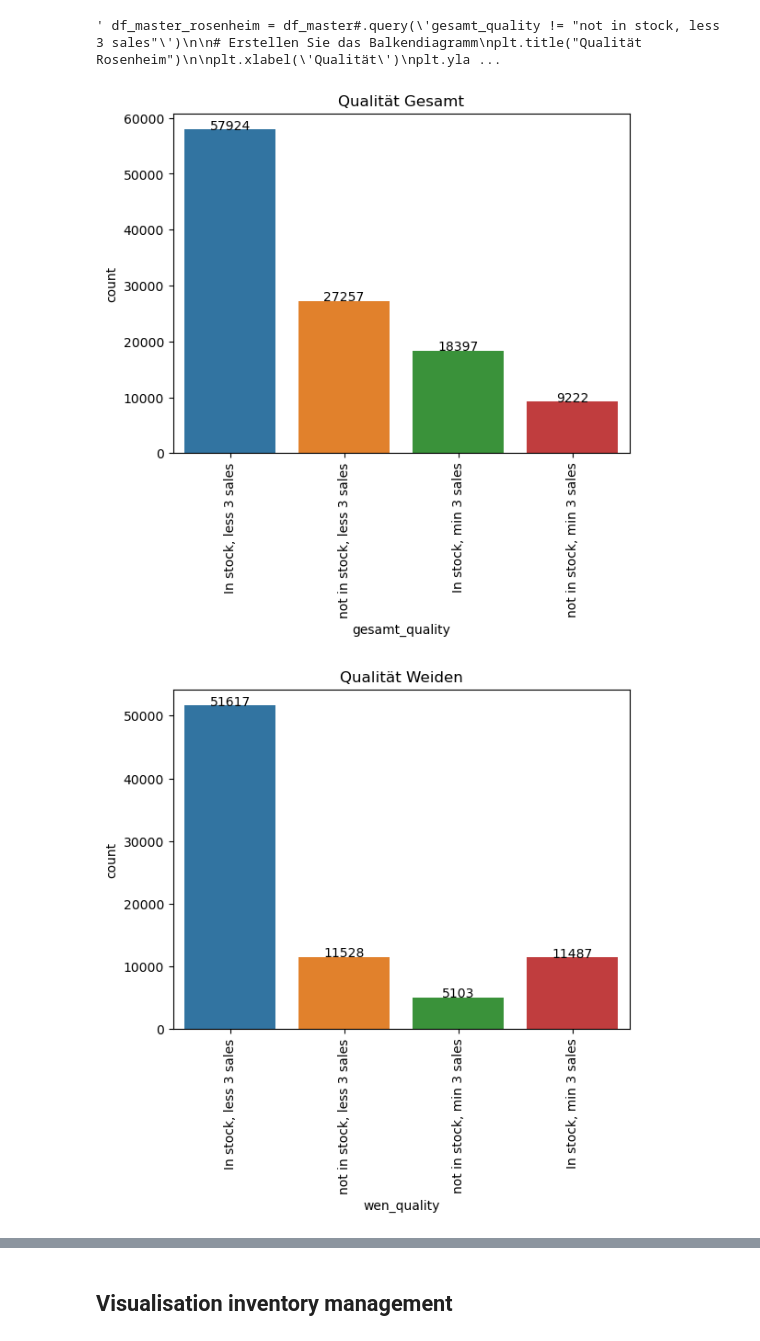
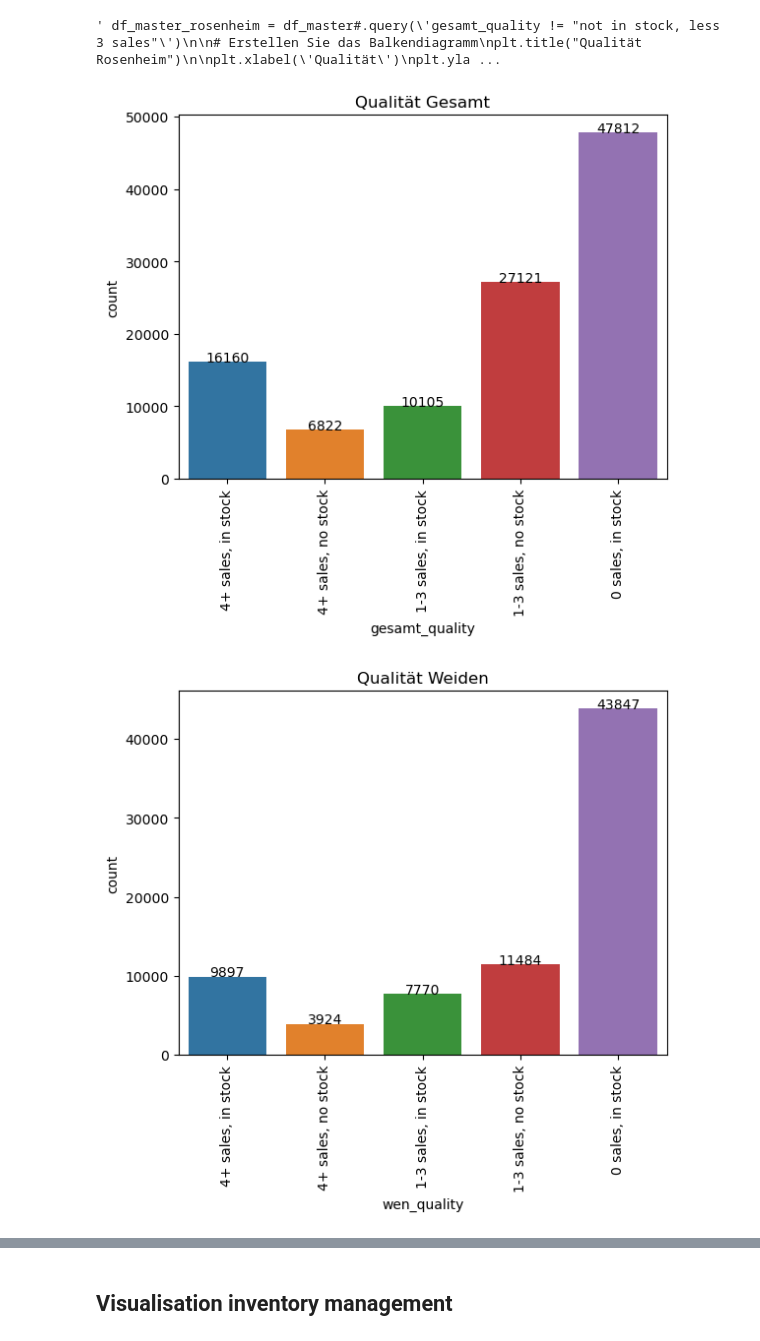
Before and after one commit to capstone-kueblbeck/capstone-kueblbeck, a Jupyter notebook: coding/max_pn.ipynb, the cells around one changed output, grey strips where cells are left out. Drawn from its saved outputs; the diff is of its cells as text; code cells hidden in the pictures.

Commit message:
visuals after meeting

```diff
--- a/coding/max_pn.ipynb
+++ b/coding/max_pn.ipynb
@@ -151,15 +151,15 @@ df_master['quality_gesamt'] = np.select(PE_condition, PE_categories) """
 #create new columns ti measure the quality
 
 locations = ['gesamt', 'wen', 'rgb', 'amb', 'cha', 'str', 'pas', 'lan', 'müh', 'ros']
-PE_categories = ['In stock, min 3 sales', 'In stock, less 3 sales', 'not in stock, min 3 sales', 'not in stock, less 3 sales', 'Karteileichen']
+PE_categories = ['4+ sales, in stock', '4+ sales, no stock', '1-3 sales, in stock', '1-3 sales, no stock', '0 sales, in stock']
 
 for x in locations:
     PE_condition = [
-        (df_master[x+'_lager'] > 0) & (df_master[x+'_vk'] >= 3),
-        (df_master[x+'_lager'] > 0) & (df_master[x+'_vk'] < 3),
-        (df_master[x+'_lager'] <= 0) & (df_master[x+'_vk'] >= 3),
-        (df_master[x+'_lager'] <= 0) & (df_master[x+'_vk'] < 3) & (df_master[x+'_vk'] > 0),
-        (df_master[x+'_lager'] <= 0) & (df_master[x+'_vk'] <= 0)
+        (df_master[x+'_lager'] > 0) & (df_master[x+'_vk'] > 3),
+        (df_master[x+'_lager'] == 0) & (df_master[x+'_vk'] > 3),
+        (df_master[x+'_lager'] > 0) & (df_master[x+'_vk'] < 3) & (df_master[x+'_vk'] > 0),
+        (df_master[x+'_lager'] == 0) & (df_master[x+'_vk'] < 3) & (df_master[x+'_vk'] > 0),
+        (df_master[x+'_lager'] > 0) & (df_master[x+'_vk'] == 0)
     ]
 
     df_master[x+'_quality'] = np.select(PE_condition, PE_categories)
@@ -412,38 +412,40 @@ plt.show() """
 # %% [output]
 ' df_master_rosenheim = df_master#.query(\'gesamt_quality != "not in stock, less 3 sales"\')\n\n# Erstellen Sie das Balkendiagramm\nplt.title("Qualität Rosenheim")\n\nplt.xlabel(\'Qualität\')\nplt.yla ...
 # %%
+display_order_stock = PE_categories
+
 locations = {'gesamt': 'Gesamt',
              'wen': 'Weiden',
              'rgb': 'Regensburg',
              'amb': 'Amberg',
              'cha': 'Cham',
              'str': 'Straubing',
              'pas': 'Passau',
              'lan': 'Landshut',
              'müh': 'Mühldorf',
              'ros': 'Rosenheim'}
 
 for key, value in locations.items():
 
-    location = df_master.query(key + '_quality != "Karteileichen"')
+    location = df_master.query(key + '_quality != "0"')
     # Erstellen Sie das Balkendiagramm
     plt.title("Qualität " + value)
 
     plt.xlabel('Qualität')
     plt.ylabel('Anzahl')
 
-    ax = sns.countplot(x=key + '_quality', data=location)
+    ax = sns.countplot(x=key + '_quality', data=location, order=display_order_stock)
 
     for p in ax.patches:
         # Erhalte die Höhe und die Position jedes Balkens
         height = p.get_height()
         x = p.get_x() + p.get_width() / 2
 
         # Füge einen Text über dem Balken hinzu
         ax.text(x, height + 0.1, f'{height:.0f}', ha='center')
 
     plt.xticks(rotation=90)
     plt.show()
 # %% [output]
-[figure, old version]
+[figure, new version]
-[figure, old version]
+[figure, new version]
```
Also changed, not shown: parts of 9 cells of this notebook.
